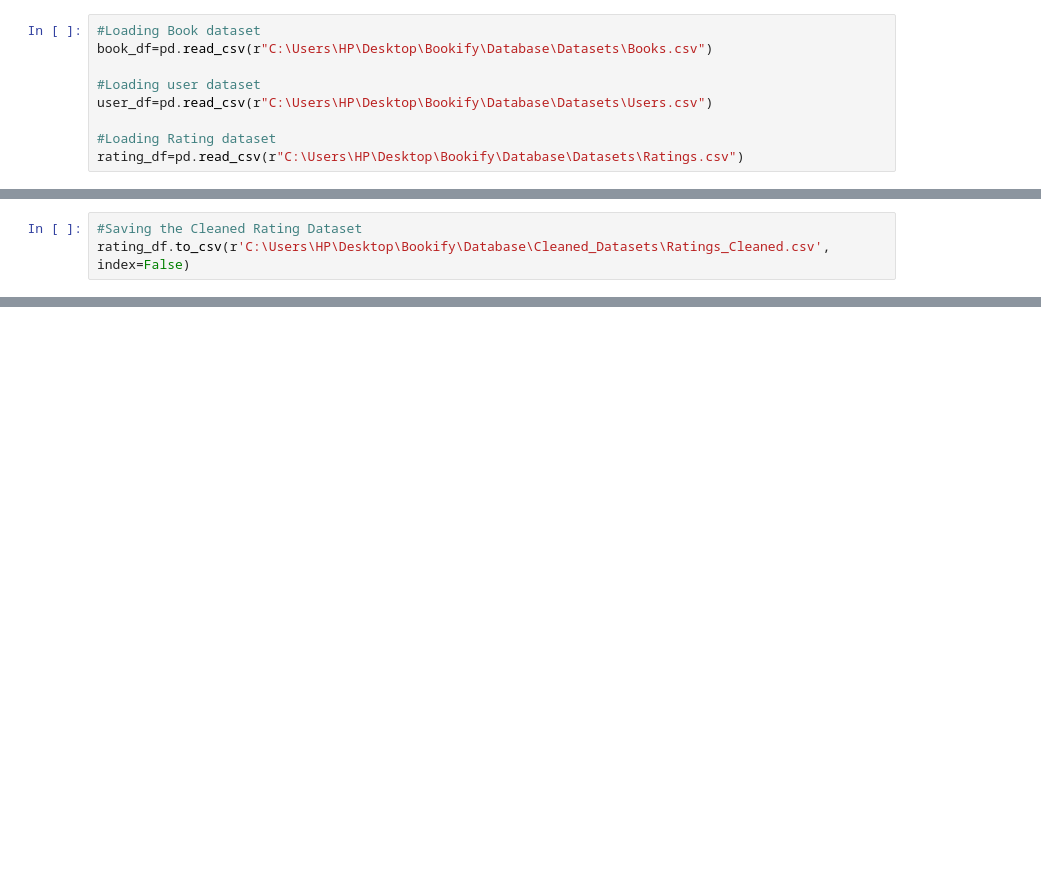
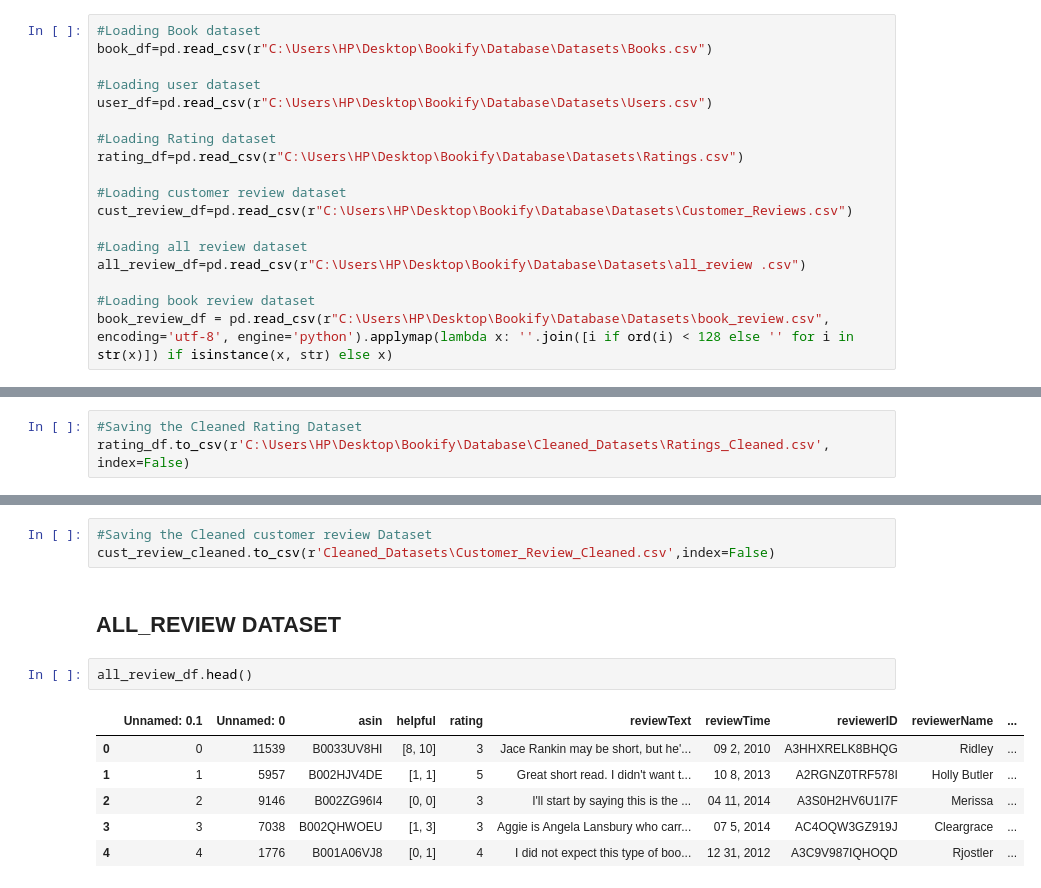
Before and after one commit to Shilpa-Manaji/Bookify.com, a Jupyter notebook: Database/datacleaning.ipynb, the cells around one changed output, grey strips where cells are left out. Saved outputs shown, nothing was run; the diff lists cells and outputs as text; blank space fills up the shorter version.

```diff
--- a/Database/datacleaning.ipynb
+++ b/Database/datacleaning.ipynb
@@ -13,6 +14,15 @@ user_df=pd.read_csv(r"C:\Users\HP\Desktop\Bookify\Database\Datasets\Users.csv")
 
 #Loading Rating dataset
 rating_df=pd.read_csv(r"C:\Users\HP\Desktop\Bookify\Database\Datasets\Ratings.csv")
+
+#Loading customer review dataset
+cust_review_df=pd.read_csv(r"C:\Users\HP\Desktop\Bookify\Database\Datasets\Customer_Reviews.csv")
+
+#Loading all review dataset
+all_review_df=pd.read_csv(r"C:\Users\HP\Desktop\Bookify\Database\Datasets\all_review .csv")
+
+#Loading book review dataset
+book_review_df = pd.read_csv(r"C:\Users\HP\Desktop\Bookify\Database\Datasets\book_review.csv", encoding='utf-8', engine='python').applymap(lambda x: ''.join([i if ord(i) < 128 else '' for i in str(x)]) if isinstance(x, str) else x)
 # %% [markdown]
 ## BOOKS DATASET
 # %%
@@ -257,0 +362,14 @@ rating_df.to_csv(r'C:\Users\HP\Desktop\Bookify\Database\Cleaned_Datasets\Ratings
+# %%
+#Saving the Cleaned customer review Dataset
+cust_review_cleaned.to_csv(r'Cleaned_Datasets\Customer_Review_Cleaned.csv',index=False)
+# %% [markdown]
+## ALL_REVIEW DATASET
+# %%
+all_review_df.head()
+# %% [output]
+|  | Unnamed: 0.1 | Unnamed: 0 | asin | helpful | rating | reviewText | reviewTime | reviewerID | reviewerName | ... |
+| 0 | 0 | 11539 | B0033UV8HI | [8, 10] | 3 | Jace Rankin may be short, but he'... | 09 2, 2010 | A3HHXRELK8BHQG | Ridley | ... |
+| 1 | 1 | 5957 | B002HJV4DE | [1, 1] | 5 | Great short read. I didn't want t... | 10 8, 2013 | A2RGNZ0TRF578I | Holly Butler | ... |
+| 2 | 2 | 9146 | B002ZG96I4 | [0, 0] | 3 | I'll start by saying this is the ... | 04 11, 2014 | A3S0H2HV6U1I7F | Merissa | ... |
+| 3 | 3 | 7038 | B002QHWOEU | [1, 3] | 3 | Aggie is Angela Lansbury who carr... | 07 5, 2014 | AC4OQW3GZ919J | Cleargrace | ... |
+| 4 | 4 | 1776 | B001A06VJ8 | [0, 1] | 4 | I did not expect this type of boo... | 12 31, 2012 | A3C9V987IQHOQD | Rjostler | ... |
```
Also changed, not shown: parts of 46 cells of this notebook.
